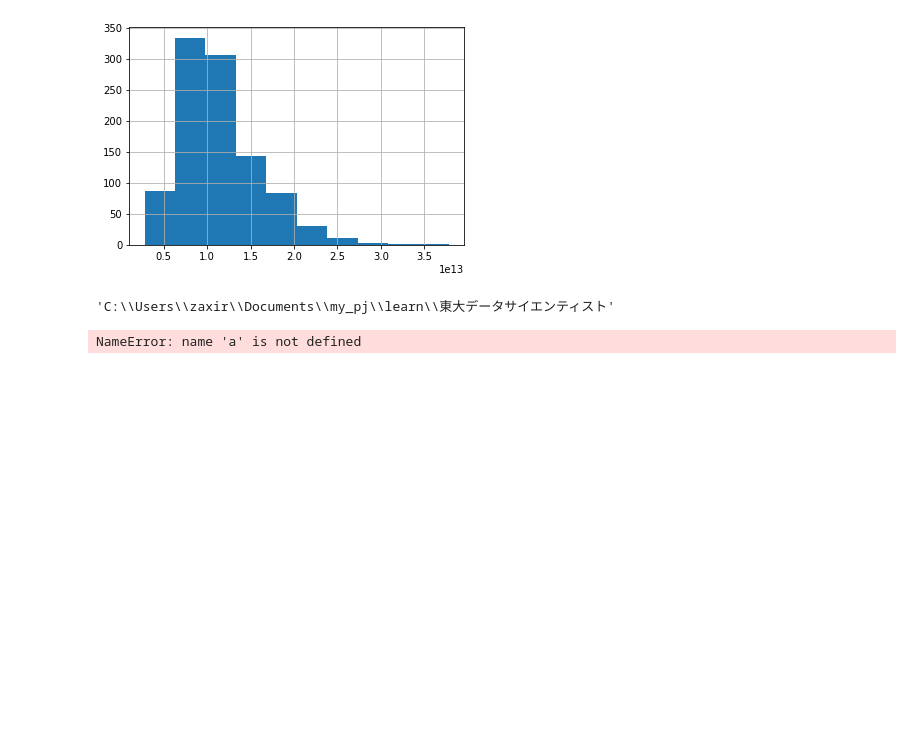
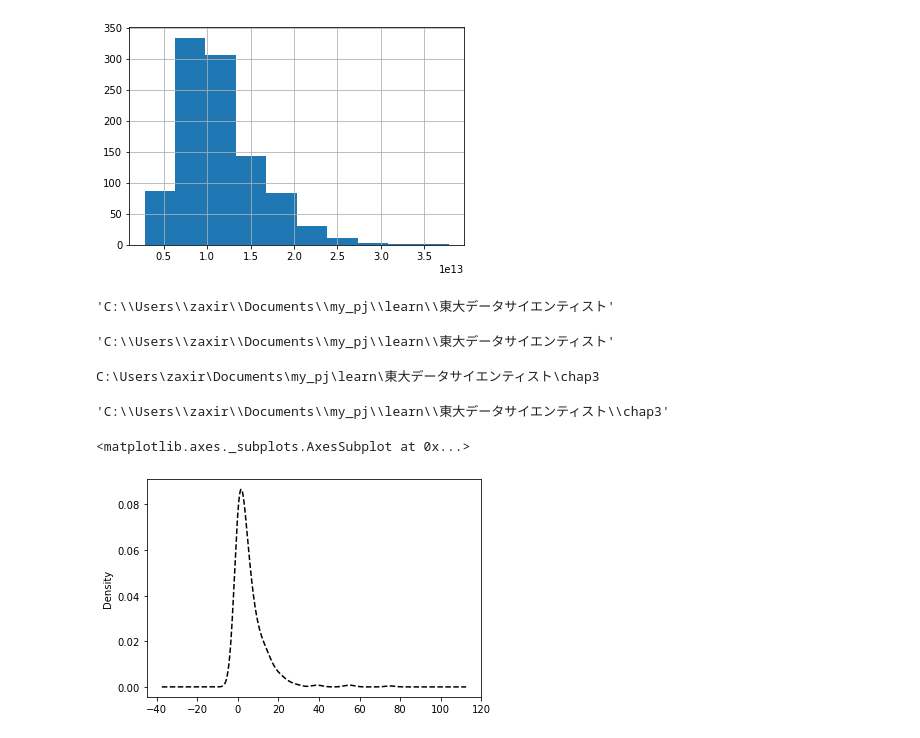
Before and after one commit to zaxirolls/learn, a Jupyter notebook: 東大データサイエンティスト/ch4.ipynb, the cells around one changed output. Drawn from its saved outputs; the diff is of its cells as text; code cells hidden in the pictures; blank space fills up the shorter version.

```diff
--- a/東大データサイエンティスト/ch4.ipynb
+++ b/東大データサイエンティスト/ch4.ipynb
@@ -102,7 +102,22 @@ plt.grid(True)
 pwd
 # %% [output]
 'C:\\Users\\zaxir\\Documents\\my_pj\\learn\\東大データサイエンティスト'
-# %%
-a
-# %% [output]
-NameError: name 'a' is not defined
+# %%
+pwd
+# %% [output]
+'C:\\Users\\zaxir\\Documents\\my_pj\\learn\\東大データサイエンティスト'
+# %%
+cd ./chap3
+# %% [output]
+C:\Users\zaxir\Documents\my_pj\learn\東大データサイエンティスト\chap3
+# %%
+pwd
+# %% [output]
+'C:\\Users\\zaxir\\Documents\\my_pj\\learn\\東大データサイエンティスト\\chap3'
+# %%
+student_data_math = pd.read_csv('student-mat.csv',sep=';')
+# %%
+student_data_math.absences.plot(kind='kde',style='k--')
+# %% [output]
+<matplotlib.axes._subplots.AxesSubplot at 0x...>
+[figure, added]
```
Also changed, not shown: parts of 3 cells of this notebook.
